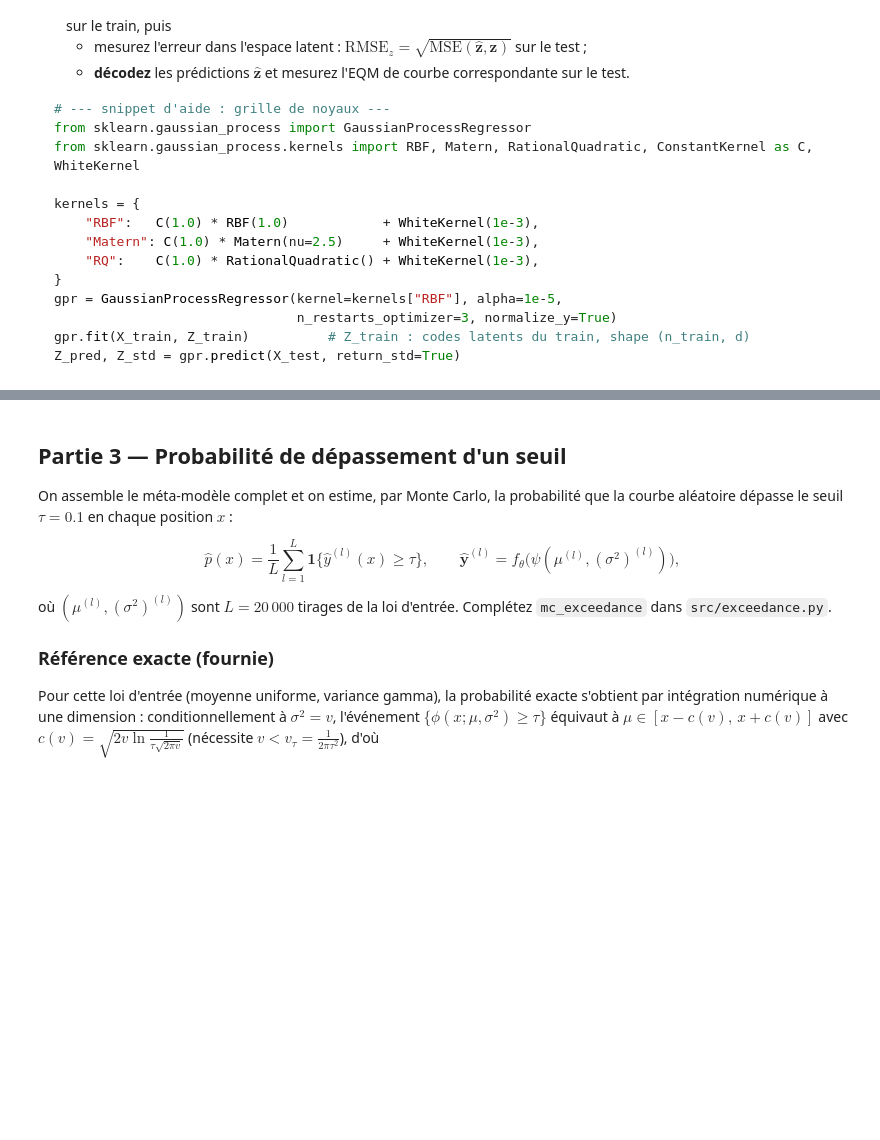
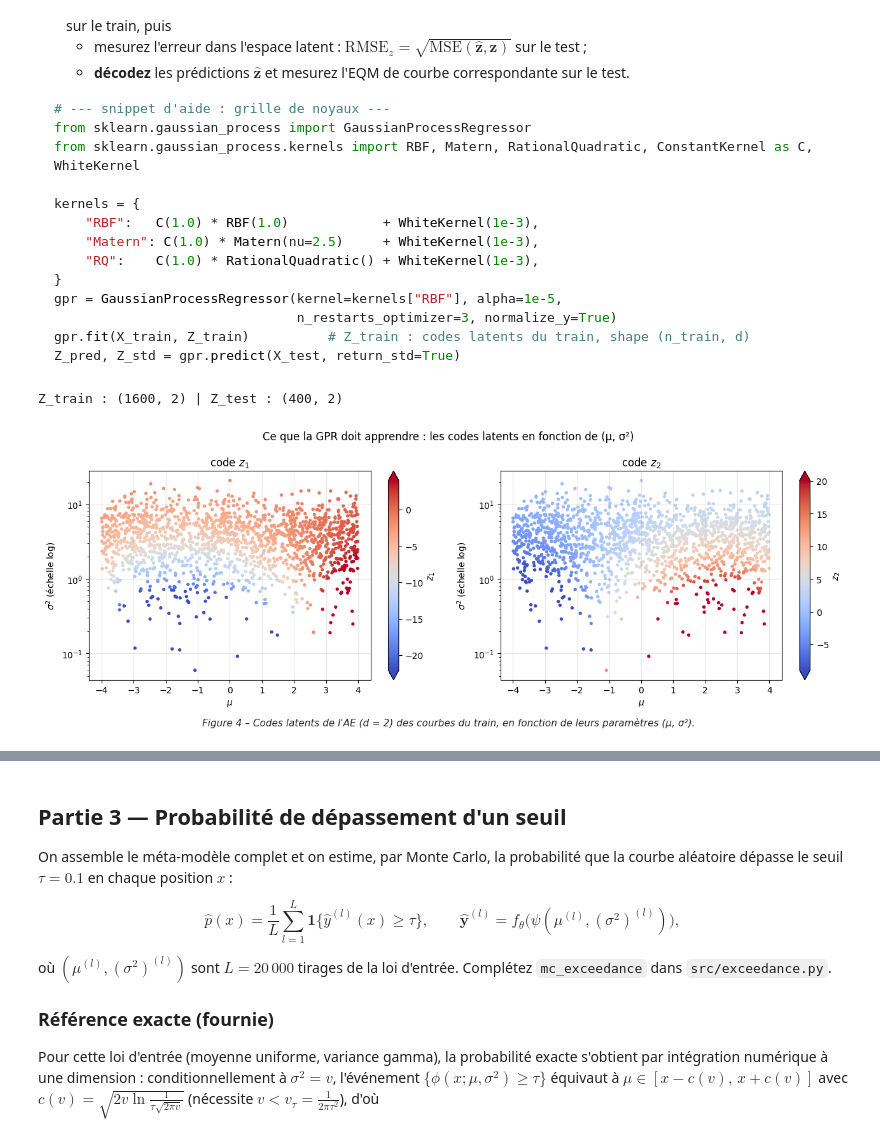
Before and after one commit to devhyacinthe/Projet-MTH2329, a Jupyter notebook: Work_Session_Surrogate_Model.ipynb, the cells around one changed output, grey strips where cells are left out. Saved outputs shown, nothing was run; the diff lists cells and outputs as text; code cells hidden in the pictures; blank space fills up the shorter version.

```diff
--- a/Work_Session_Surrogate_Model.ipynb
+++ b/Work_Session_Surrogate_Model.ipynb
@@ -500,0 +479,14 @@ print('Méta-modèle retenu : AE d = 2 + GPR', best_kernel)
+# %%
+from src.visualization import plot_codes_vs_params, add_caption
+
+ae2 = ae_reducers[2]                 # réducteur retenu en Partie 1 : AE, d = 2
+Z_train = ae2.transform(y_train)     # codes des courbes du train
+Z_test = ae2.transform(y_test)       # codes des courbes du test
+print('Z_train :', Z_train.shape, '| Z_test :', Z_test.shape)
+
+fig = plot_codes_vs_params(X_train, Z_train)
+add_caption(fig, "Codes latents de l'AE (d = 2) des courbes du train, en fonction de leurs paramètres (μ, σ²).")
+plt.show()
+# %% [output]
+Z_train : (1600, 2) | Z_test : (400, 2)
+[figure, added]
```
Also changed, not shown: parts of 39 cells of this notebook, 3 other files.
